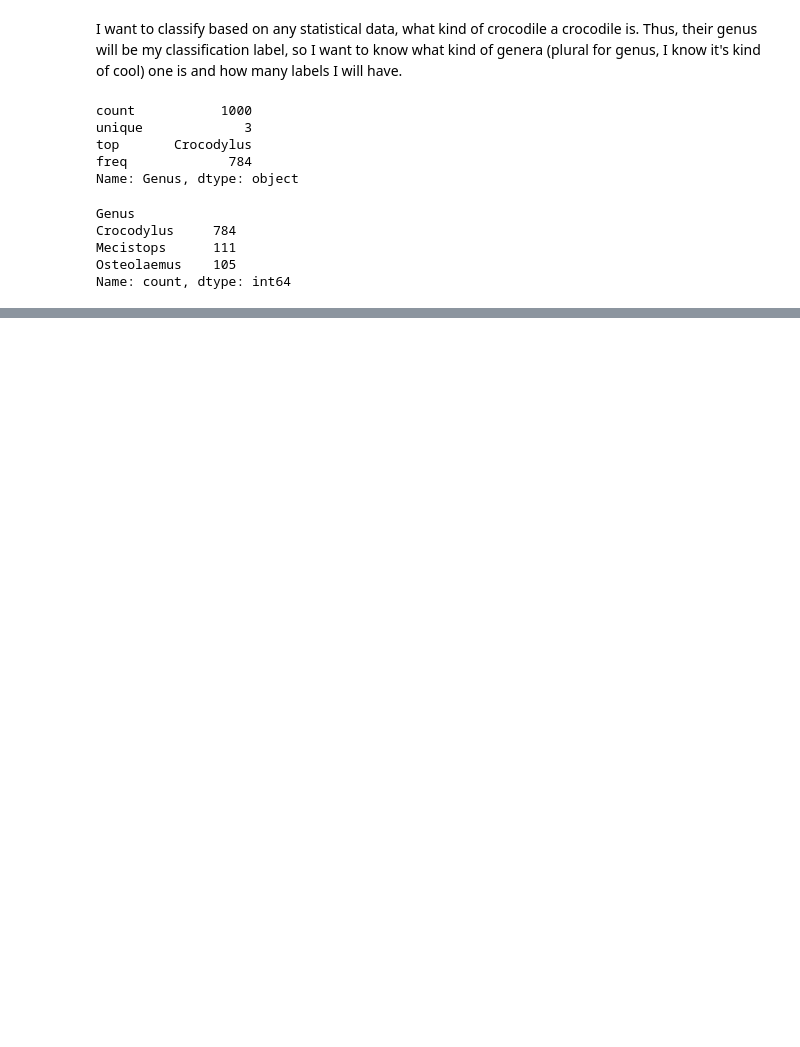
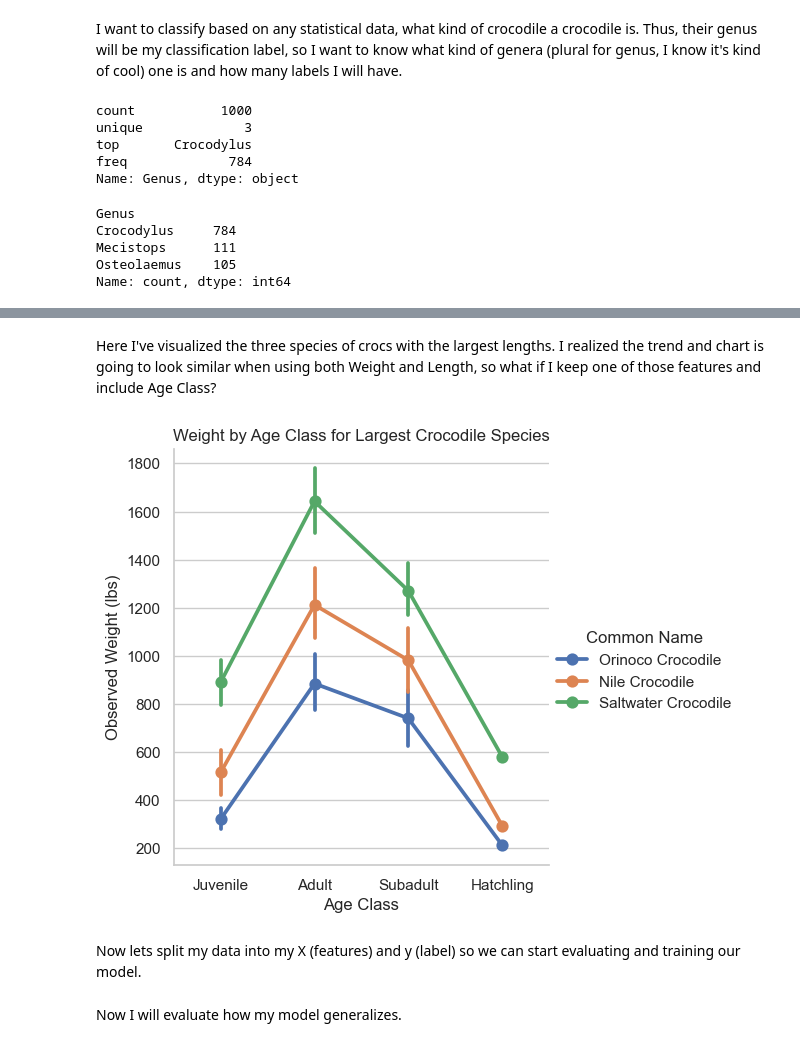
Before and after one commit to adriankUSA/portfolio, a Jupyter notebook: crocodile_classification/classifying_crocodiles.ipynb, the cells around one changed output, grey strips where cells are left out. Drawn from its saved outputs; the diff is of its cells as text; code cells hidden in the pictures; blank space fills up the shorter version.

```diff
--- a/crocodile_classification/classifying_crocodiles.ipynb
+++ b/crocodile_classification/classifying_crocodiles.ipynb
@@ -127,0 +451,17 @@ Okay, sweet, I have 3 Genera:
+# %% [markdown]
+Here I've visualized the three species of crocs with the largest lengths. I realized the trend and chart is going to look similar when using both Weight and Length, so what if I keep one of those features and include Age Class?
+# %%
+sns.set_theme(style="whitegrid")
+sns.catplot(
+    data=big_crocs,
+    kind="point", # yay a solid one thats easy to read
+    x="Age Class",
+    y="Observed Weight (lbs)",
+    hue="Common Name"
+)
+plt.title("Weight by Age Class for Largest Crocodile Species")
+plt.show()
+# %% [output]
+[figure, added]
+# %% [markdown]
+Now lets split my data into my X (features) and y (label) so we can start evaluating and training our model.
@@ -127,0 +471,2 @@ Okay, sweet, I have 3 Genera:
+# %% [markdown]
+Now I will evaluate how my model generalizes.
```
Also changed, not shown: parts of 33 cells of this notebook, 2 other files.
